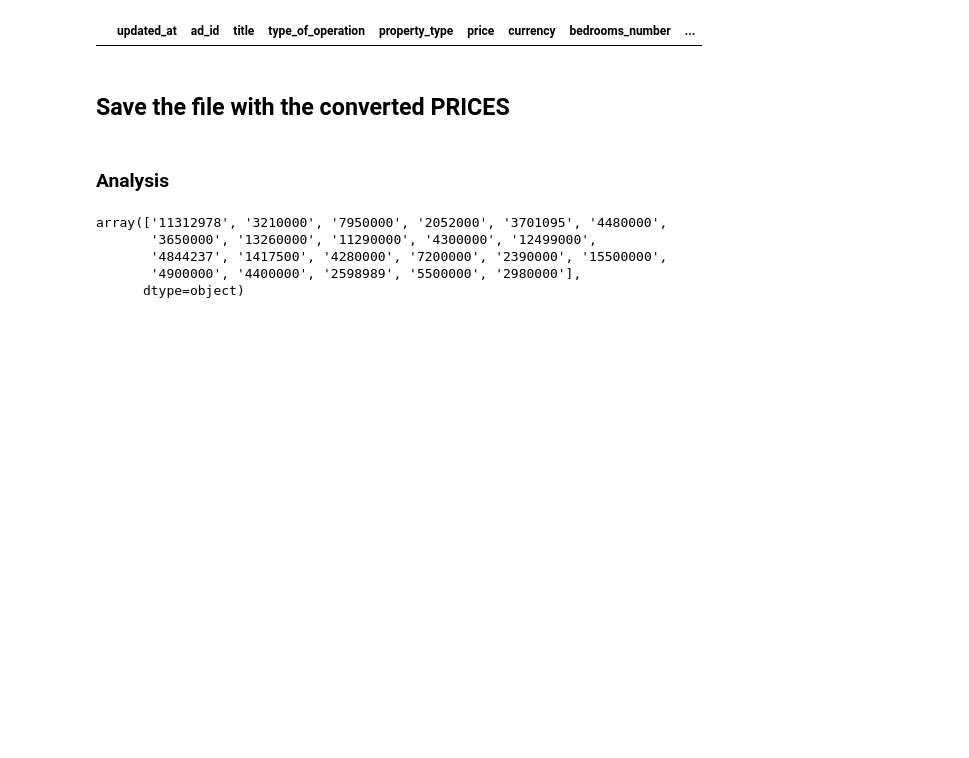
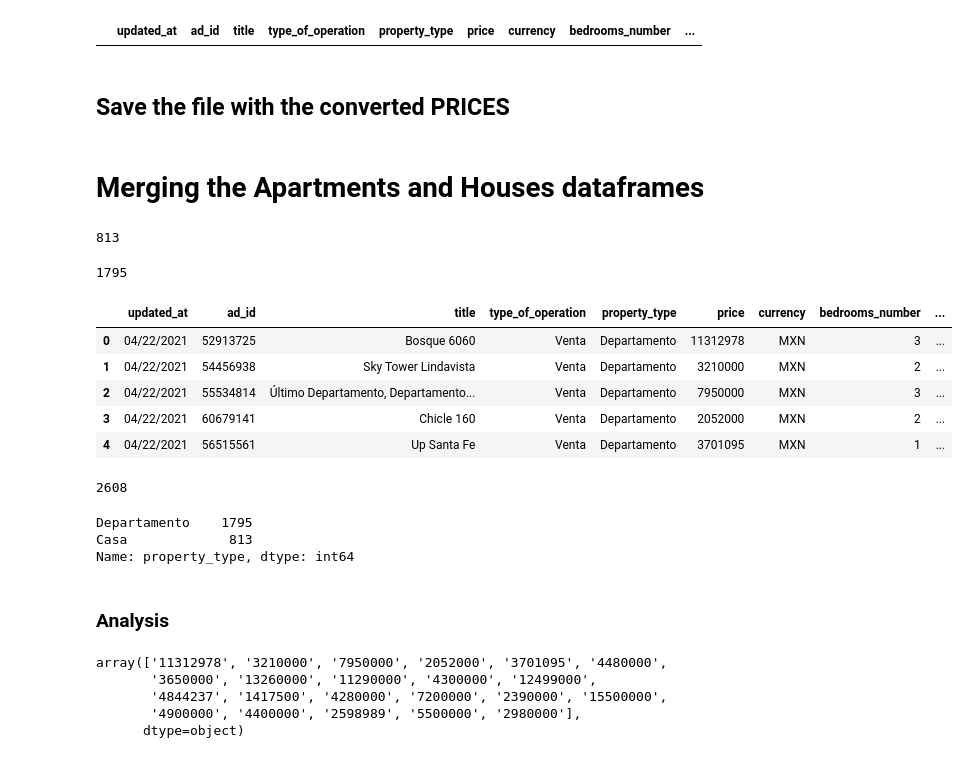
Before and after one commit to trezeget-1/meli_project, a Jupyter notebook: Inmuebles 24 - Scrape.ipynb, the cells around one changed output. Cells and saved outputs as stored; diff of their text form; code cells hidden in the pictures; blank space fills up the shorter version.

Commit message:
I merged the two dataframes from houses and apartments into a single dataframe and saved it on an external file

```diff
--- a/Inmuebles 24 - Scrape.ipynb
+++ b/Inmuebles 24 - Scrape.ipynb
@@ -548,0 +547,32 @@ propiedades_24_df.loc[propiedades_24_df['currency'] == 'USD',:]
+# %% [markdown]
+# Merging the Apartments and Houses dataframes
+# %%
+houses_24_df = pd.read_csv('csv_files/inmuebles_24_CASAS_CDMX.csv', encoding = 'utf16')
+# %%
+apartments_24_df = pd.read_csv('csv_files/inmuebles_24_departamentos_CDMX.csv', encoding = 'utf16')
+# %%
+print(len(houses_24_df))
+len(apartments_24_df)
+# %% [output]
+813
+1795
+# %%
+full_list_houses_and_apartments = apartments_24_df.append(houses_24_df)
+full_list_houses_and_apartments.head()
+# %% [output]
+|  | updated_at | ad_id | title | type_of_operation | property_type | price | currency | bedrooms_number | ... |
+| 0 | 04/22/2021 | 52913725 | Bosque 6060 | Venta | Departamento | 11312978 | MXN | 3 | ... |
+| 1 | 04/22/2021 | 54456938 | Sky Tower Lindavista | Venta | Departamento | 3210000 | MXN | 2 | ... |
+| 2 | 04/22/2021 | 55534814 | Último Departamento, Departamento... | Venta | Departamento | 7950000 | MXN | 3 | ... |
+| 3 | 04/22/2021 | 60679141 | Chicle 160 | Venta | Departamento | 2052000 | MXN | 2 | ... |
+| 4 | 04/22/2021 | 56515561 | Up Santa Fe | Venta | Departamento | 3701095 | MXN | 1 | ... |
+# %%
+len(full_list_houses_and_apartments)
+# %% [output]
+2608
+# %%
+full_list_houses_and_apartments.property_type.value_counts()
+# %% [output]
+Departamento    1795
+Casa             813
+Name: property_type, dtype: int64
```
Also changed, not shown: parts of 2 cells of this notebook.
